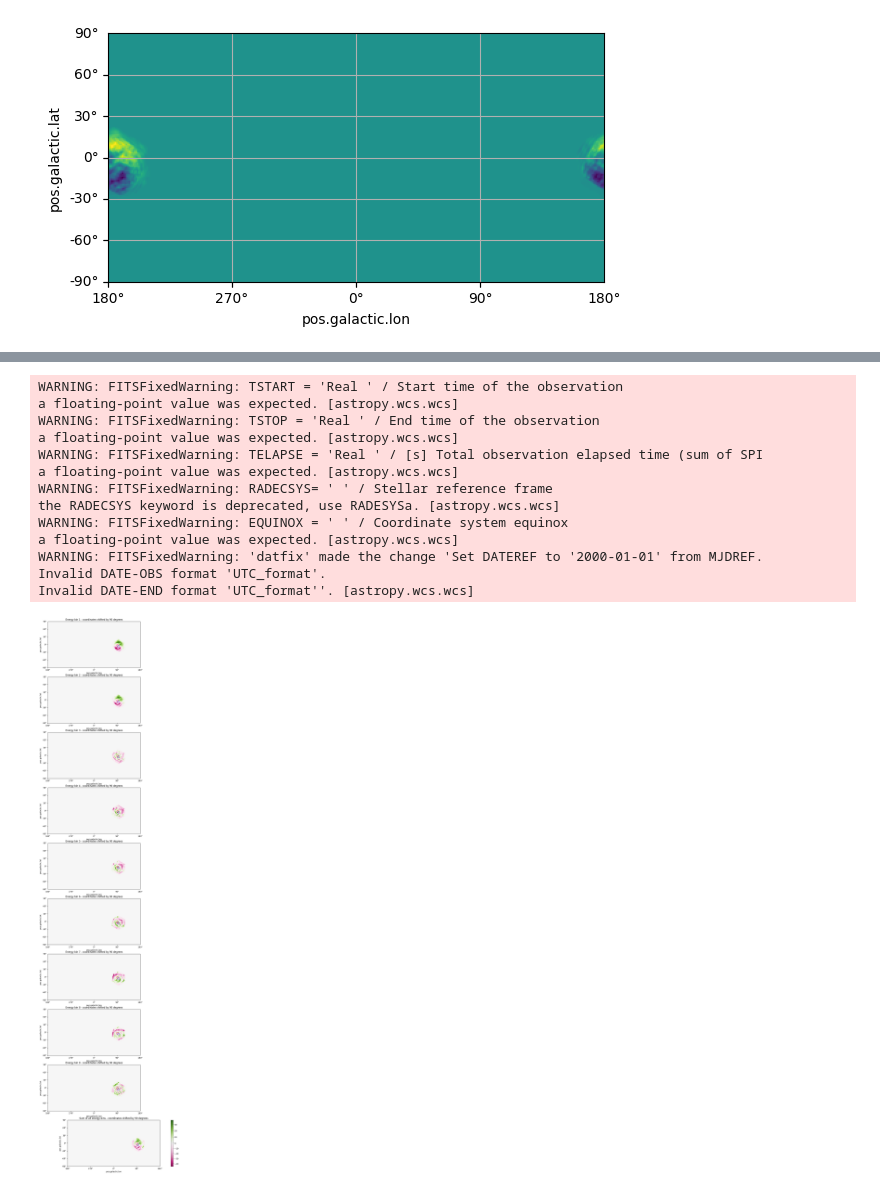
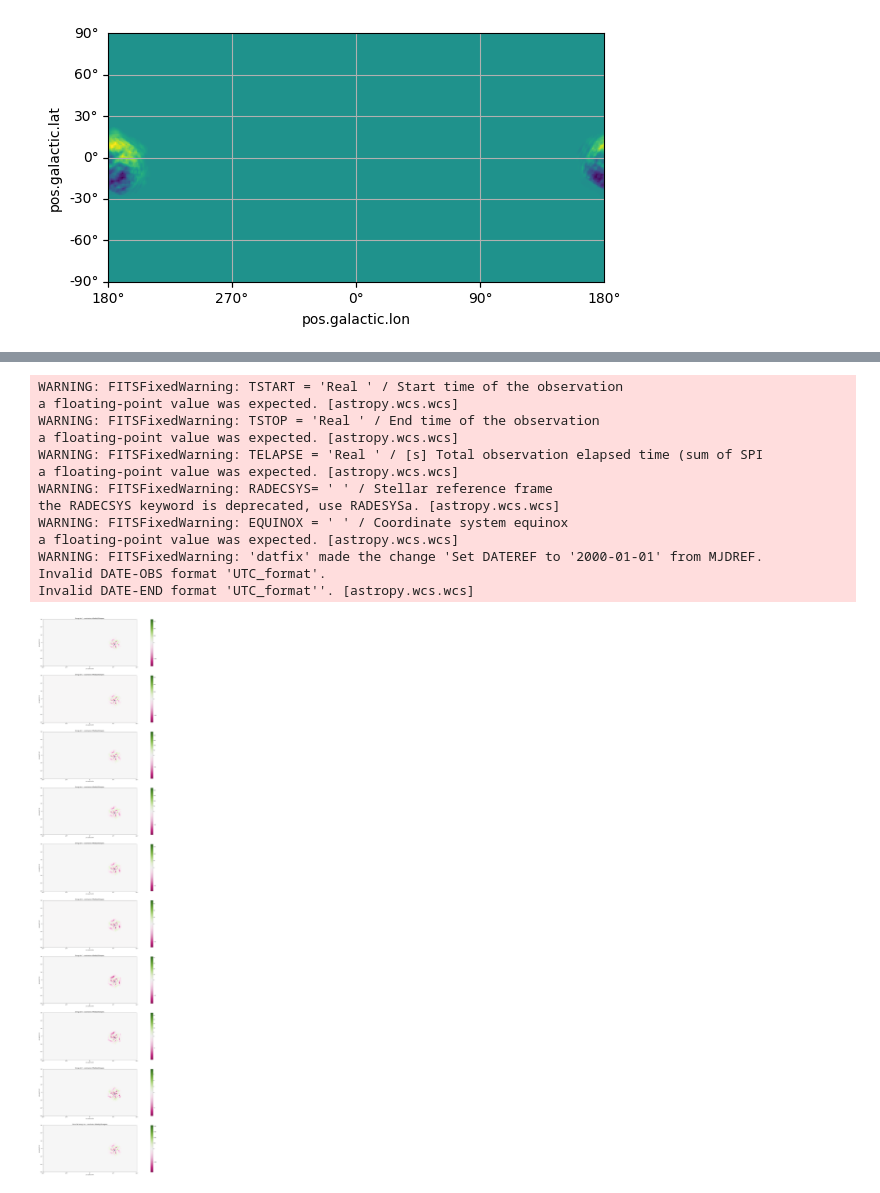
Before and after one commit to timmguthle/INTEGRAL-SPI, a Jupyter notebook: look_at_fits.ipynb, the cells around one changed output, grey strips where cells are left out. Cells and saved outputs as stored; diff of their text form; code cells hidden in the pictures.

```diff
--- a/look_at_fits.ipynb
+++ b/look_at_fits.ipynb
@@ -1,7 +1,3 @@
 # %%
 import numpy as np
 import astropy.io.fits as fits
-# %%
-filepath = ''
-with fits.open(filepath) as f:
-    data = f
@@ -129,22 +123,24 @@ def plot_skmap(filepath, Ebins=9, safe_plot=False, filename="skymap.png"):
         image_list = [hdul[bin].data for bin in range(3, Ebins+3)]
         wcs = WCS(hdul[3].header)
 
-    fig, ax = plt.subplots(Ebins+1, 1, figsize=(20, 50), subplot_kw={'projection': wcs})
+    fig, ax = plt.subplots(Ebins+1, 1, figsize=(50, 100), subplot_kw={'projection': wcs})
     for i in range(Ebins):
         data = np.pad(image_list[i], ((0,0), (0,90)), mode="wrap")[:, 90:]
-        ax[i].set_title(f"Energy bin {i+1} - coordinates shifted by 90 degrees")
+        ax[i].set_title(f"Energy bin {i+1} - lon shifted by 90 degrees")
         norm = TwoSlopeNorm(vmin=data.min(), vcenter=0, vmax=data.max())
-        ax[i].imshow(data, cmap="PiYG", norm=norm, origin="lower")
+        im = ax[i].imshow(data, cmap="PiYG", norm=norm, origin="lower")
+        fig.colorbar(im)
         ax[i].scatter(181.44-90, -2.64, transform=ax[i].get_transform("galactic"), s=100, facecolors='none', edgecolors='r')
         ax[i].scatter(184.558-90, -5.784, transform=ax[i].get_transform("galactic"), s=100, facecolors='none', edgecolors='b')
 
-    ax[-1].set_title("Sum of all energy bins - coordinates shifted by 90 degrees")
+    ax[-1].set_title("Sum of all energy bins - lon shifted by 90 degrees")
     combined_data = np.pad(np.sum(image_list, axis=0), ((0,0), (0,90)), mode="wrap")[:, 90:]
     norm = TwoSlopeNorm(vmin=combined_data.min(), vcenter=0, vmax=combined_data.max())
     im = ax[-1].imshow(combined_data, cmap="PiYG", norm=norm, origin="lower")
     fig.colorbar(im)
-    ax[-1].scatter(181.44-90, -2.64, transform=ax[-1].get_transform("galactic"), s=100, facecolors='none', edgecolors='r')
-    ax[-1].scatter(184.558-90, -5.784, transform=ax[-1].get_transform("galactic"), s=100, facecolors='none', edgecolors='b')
+    ax[-1].scatter(181.44-90, -2.64, transform=ax[-1].get_transform("galactic"), s=100, facecolors='none', edgecolors='r', label='Pulsar 1A0535+262')
+    ax[-1].scatter(184.558-90, -5.784, transform=ax[-1].get_transform("galactic"), s=100, facecolors='none', edgecolors='b', label="Crab")
+    ax[-1].legend()
 
 
     plt.show()
@@ -172,19 +206,19 @@ Invalid DATE-END format 'UTC_format''. [astropy.wcs.wcs]
 # %%
-filepath_noSource = '/home/tguethle/cookbook/SPI_cookbook/examples/Crab/fit_Crab_skymap44_wideEBins/residuals.fits'
+filepath_noSource = '/home/tguethle/cookbook/SPI_cookbook/examples/Crab/fit_Crab_skymap44_noSource_wideEBins/residuals.fits'
 
 plot_skmap(filepath_noSource, 9, safe_plot=True, filename="skymap44")
 # %% [output]
 WARNING: FITSFixedWarning: TSTART = 'Real ' / Start time of the observation
 a floating-point value was expected. [astropy.wcs.wcs]
 WARNING: FITSFixedWarning: TSTOP = 'Real ' / End time of the observation
 a floating-point value was expected. [astropy.wcs.wcs]
 WARNING: FITSFixedWarning: TELAPSE = 'Real ' / [s] Total observation elapsed time (sum of SPI
 a floating-point value was expected. [astropy.wcs.wcs]
 WARNING: FITSFixedWarning: RADECSYS= ' ' / Stellar reference frame
 the RADECSYS keyword is deprecated, use RADESYSa. [astropy.wcs.wcs]
 WARNING: FITSFixedWarning: EQUINOX = ' ' / Coordinate system equinox
 a floating-point value was expected. [astropy.wcs.wcs]
 WARNING: FITSFixedWarning: 'datfix' made the change 'Set DATEREF to '2000-01-01' from MJDREF.
 Invalid DATE-OBS format 'UTC_format'.
 Invalid DATE-END format 'UTC_format''. [astropy.wcs.wcs]
-[figure, old version]
+[figure, new version]
```
Also changed, not shown: parts of 4 cells of this notebook, 9 other files.
